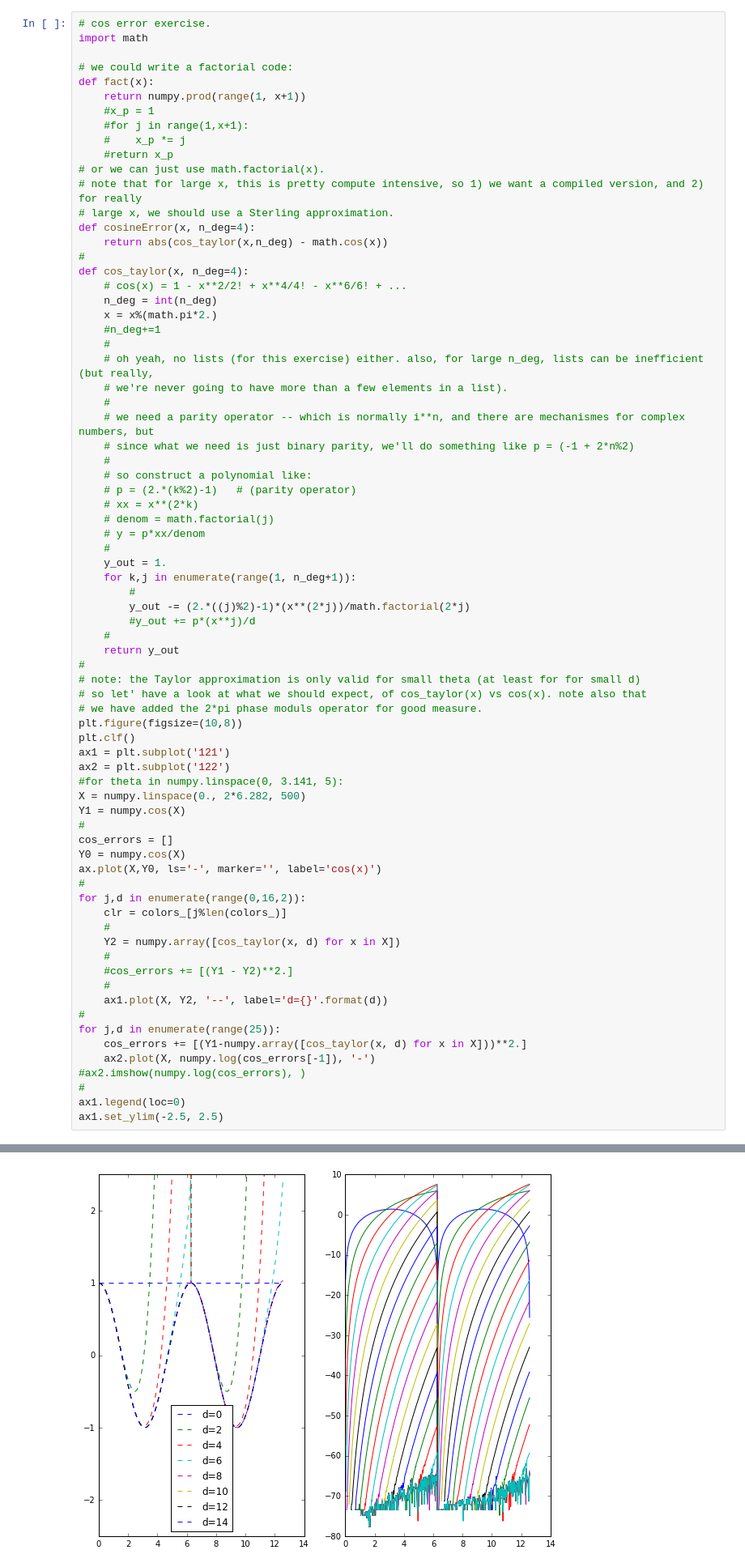
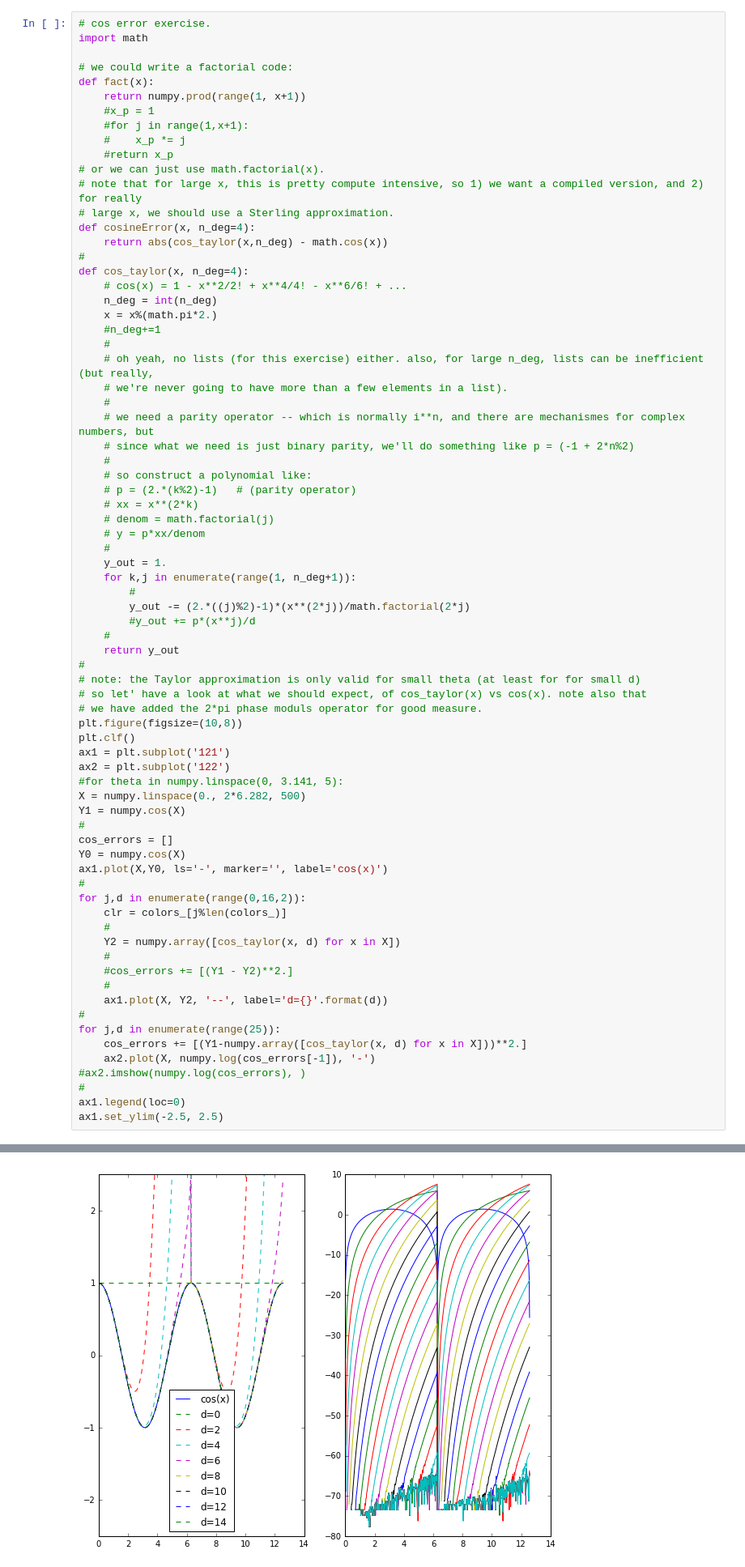
Before and after one commit to markyoder/gallery, a Jupyter notebook: cmu_quiz.ipynb, the cells around one changed output, grey strips where cells are left out. Shown: that part at 81% size. Saved outputs shown, nothing was run; the diff lists cells and outputs as text.

```diff
--- a/cmu_quiz.ipynb
+++ b/cmu_quiz.ipynb
@@ -426,35 +474,35 @@ def cos_taylor(x, n_deg=4):
 # we have added the 2*pi phase moduls operator for good measure.
 plt.figure(figsize=(10,8))
 plt.clf()
 ax1 = plt.subplot('121')
 ax2 = plt.subplot('122')
 #for theta in numpy.linspace(0, 3.141, 5):
 X = numpy.linspace(0., 2*6.282, 500)
 Y1 = numpy.cos(X)
 #
 cos_errors = []
 Y0 = numpy.cos(X)
-ax.plot(X,Y0, ls='-', marker='', label='cos(x)')
+ax1.plot(X,Y0, ls='-', marker='', label='cos(x)')
 #
 for j,d in enumerate(range(0,16,2)):
     clr = colors_[j%len(colors_)]
     #
     Y2 = numpy.array([cos_taylor(x, d) for x in X])
     #
     #cos_errors += [(Y1 - Y2)**2.]
     #
     ax1.plot(X, Y2, '--', label='d={}'.format(d))
 #
 for j,d in enumerate(range(25)):
     cos_errors += [(Y1-numpy.array([cos_taylor(x, d) for x in X]))**2.]
     ax2.plot(X, numpy.log(cos_errors[-1]), '-')
 #ax2.imshow(numpy.log(cos_errors), )
 #
 ax1.legend(loc=0)
 ax1.set_ylim(-2.5, 2.5)
 # %% [output]
 (-2.5, 2.5)
-[figure, old version]
+[figure, new version]
 # %%
 print(math.cos(3.141*.5), cosineError(3.141*.5,6))
 print(math.cos(1.), cosineError(1,6))
```
Also changed, not shown: parts of 11 cells of this notebook, 1 other file.
